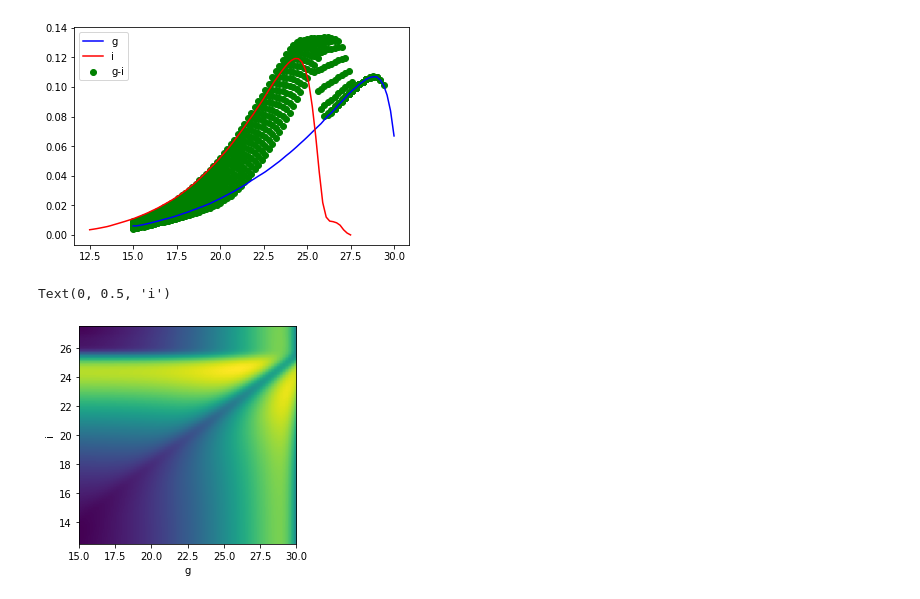
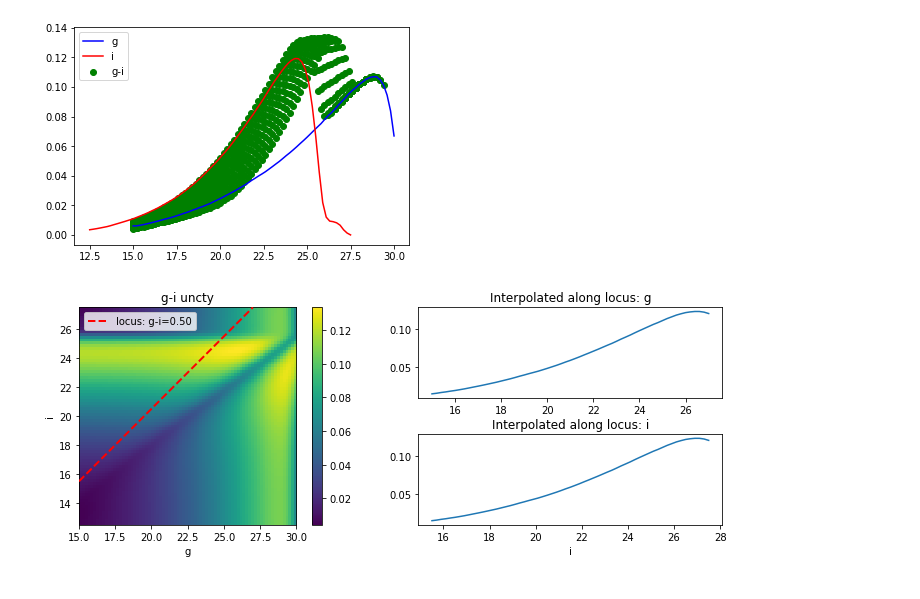
Before and after one commit to LSSTScienceCollaborations/SMWLV-metrics, a Jupyter notebook: notebooks/CrowdingColor_wVecs.ipynb, the cells around one changed output. Saved outputs shown, nothing was run; the diff lists cells and outputs as text; code cells hidden in the pictures.

Commit message:
Use locus through color uncertainties

```diff
--- a/notebooks/CrowdingColor_wVecs.ipynb
+++ b/notebooks/CrowdingColor_wVecs.ipynb
@@ -129,14 +131,3 @@ plt.scatter(gvec2[pk],sig_gi[pk],c='g', label='%s-%s' % (filt0, filt1))
 dum = plt.legend()
 # %% [output]
 [figure]
-# %%
-# plt.imshow(sig_gi)
-fig3 = plt.figure(3)
-ax3 = fig3.add_subplot(111)
-dum = ax3.imshow(sig_gi, extent=[np.min(gval), np.max(gval), np.min(ival), np.max(ival)], \
-          origin='lower')
-ax3.set_xlabel(filt0)
-ax3.set_ylabel(filt1)
-# %% [output]
-Text(0, 0.5, 'i')
-[figure, removed]
@@ -143,3 +139,55 @@ Text(0, 0.5, 'i')
+# %%
+# let's try drawing a locus of constant color through this
+colorIn = 0.5
+xFine = np.copy(gval)
+yFine = xFine + colorIn
+locusLabel = 'locus: %s-%s=%.2f' % (filt0, filt1, colorIn)
+
+# uncomment this to use a near-vertical locus instead
+#xFine = np.linspace(24., 25., 50)
+#yFine = np.linspace(np.min(ival), np.max(ival), np.size(xFine))
+#locusLabel = 'locus: near vertical'
+
+# Chop the arrays down so that we don't go out of the mag-mag space
+bOK = (yFine >= np.min(ival)) & (yFine <= np.max(ival))
+xFine = xFine[bOK]
+yFine = yFine[bOK]
+# %%
+# plt.imshow(sig_gi)
+fig3 = plt.figure(3, figsize=(12,4))
+ax3 = fig3.add_subplot(121)
+dum = ax3.imshow(sig_gi, extent=[np.min(gval), np.max(gval), np.min(ival), np.max(ival)], \
+          origin='lower', interpolation='nearest')
+ax3.set_xlabel(filt0)
+ax3.set_ylabel(filt1)
+
+cb = fig3.colorbar(dum, ax=ax3)
+
+# Show the constant-color locus (watchout - locusLabel defined in the previous cell)
+dum2 = ax3.plot(xFine, yFine, 'r--', zorder=5, lw=2, label=locusLabel)
+leg2=ax3.legend()
+
+# do the interpolation
+zFine = ff.ev(xFine, yFine)
+
+# now show the interpolation
+ax3b = fig3.add_subplot(222)
+dum3b = ax3b.plot(xFine, zFine)
+# ax3b.set_xlabel(filt0)  # label clashes with title below
+
+ax3c = fig3.add_subplot(224)
+dum3c = ax3c.plot(yFine, zFine)
+ax3c.set_xlabel(filt1)
+
+# set the titles
+ax3.set_title('%s-%s uncty' % (filt0, filt1))
+ax3b.set_title('Interpolated along locus: %s' % (filt0))
+ax3c.set_title('Interpolated along locus: %s' % (filt1))
+
+
+fig3.subplots_adjust(hspace=0.4)
+# %% [output]
+[figure, added]
 # %%
 # 2021-12-09 WIC: commenting this out for the moment since it overwrites the definition
 # of sig_gi used in the plots above
```
Also changed, not shown: parts of 2 cells of this notebook.
